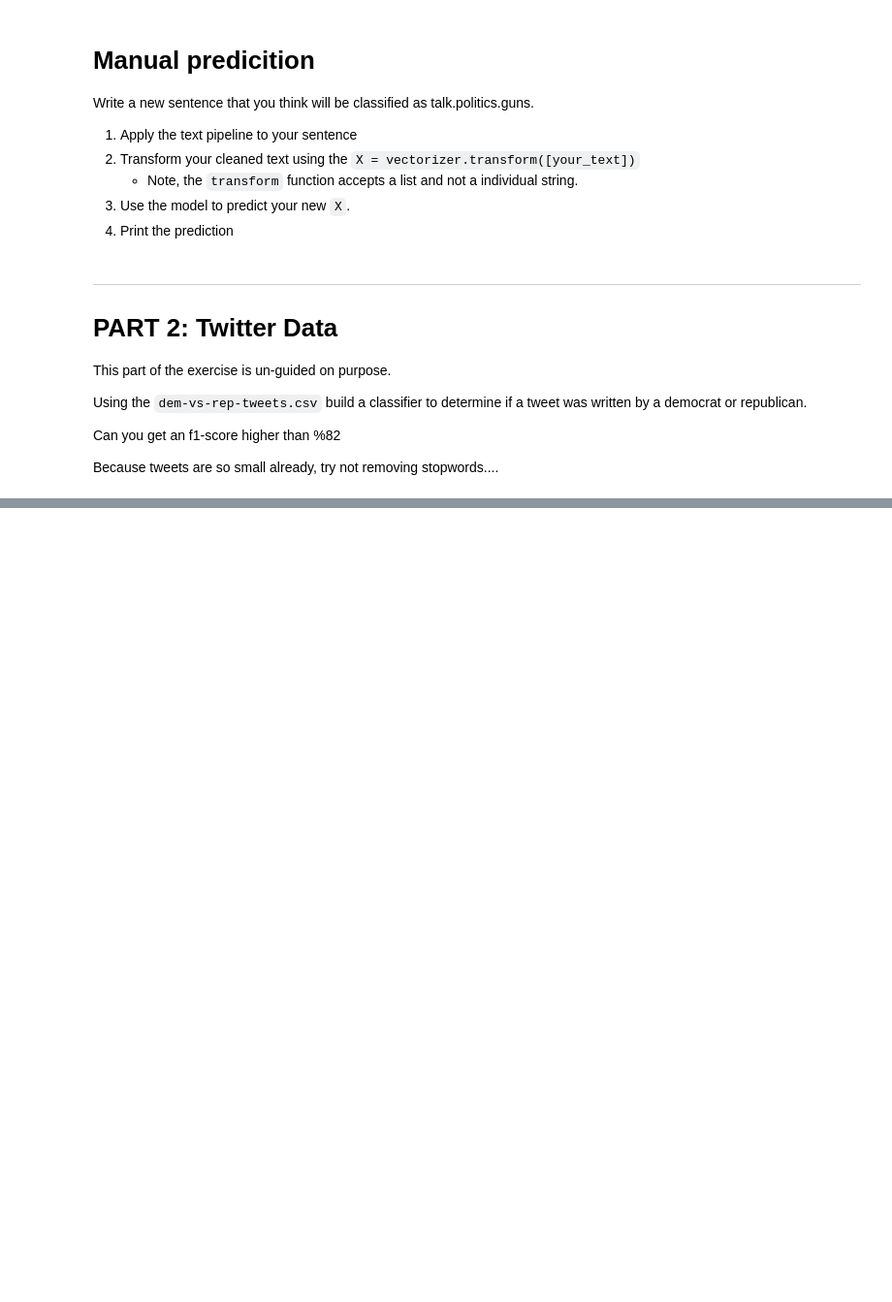
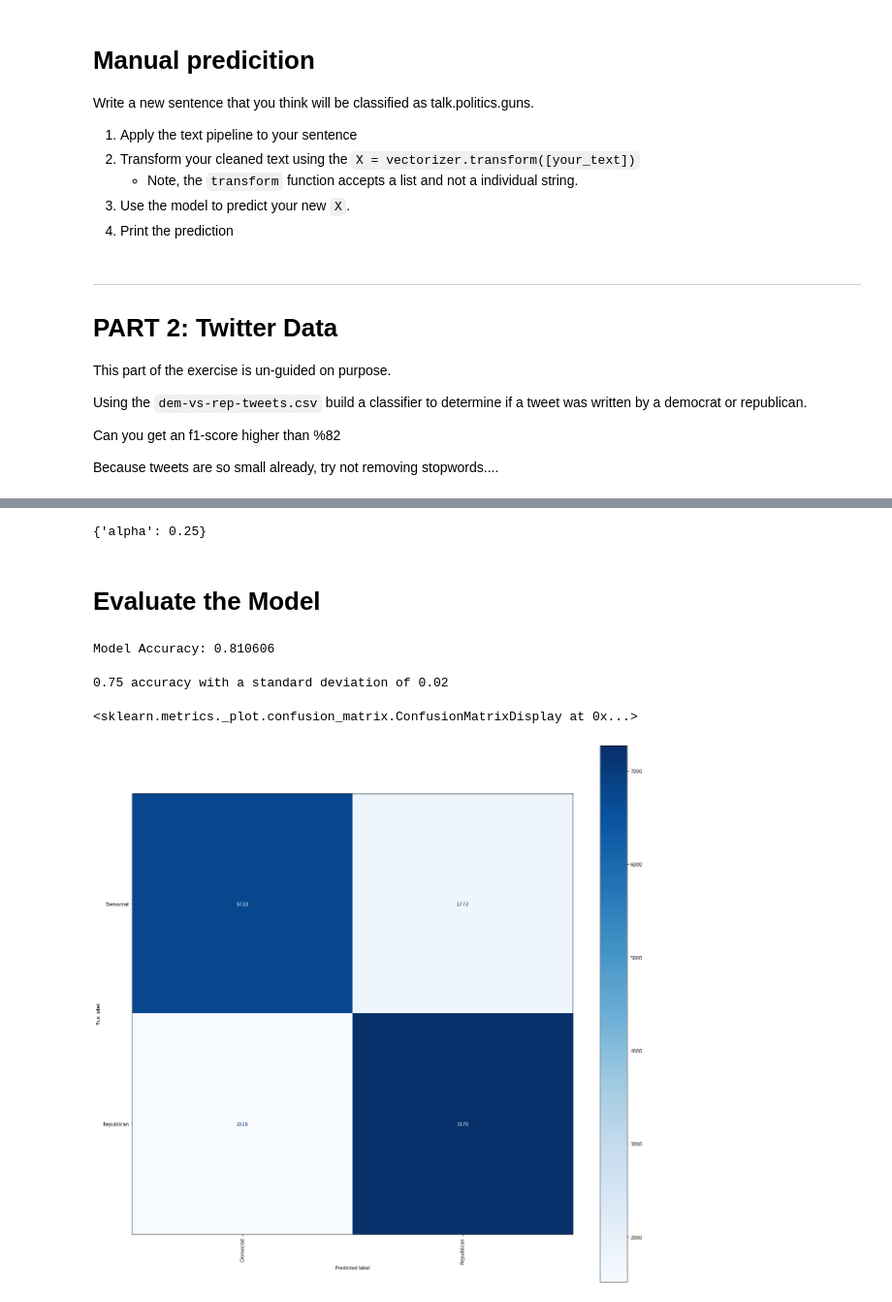
Before and after one commit to sethjmarcus/2021-fall-data-science, a Jupyter notebook: Week-06-NLP/Exercise-NLP.ipynb, the cells around one changed output, grey strips where cells are left out. Shown: that part at 97% size. Saved outputs shown, nothing was run; the diff lists cells and outputs as text; code cells hidden in the pictures; blank space fills up the shorter version.

Commit message:
image classification completed

```diff
--- a/Week-06-NLP/Exercise-NLP.ipynb
+++ b/Week-06-NLP/Exercise-NLP.ipynb
@@ -351,0 +390,7 @@ df = pd.read_csv('data/dem-vs-rep-tweets.csv')
+# %%
+X = df.tweet_clean.values
+y = df.Party_Republican
+# %%
+vectorizer = TfidfVectorizer()
+vectorizer.fit(X)
+X = vectorizer.transform(X)
@@ -351,0 +399,2 @@ df = pd.read_csv('data/dem-vs-rep-tweets.csv')
+# %%
+X_train, X_test, y_train, y_test = train_test_split(X, y, test_size=0.2, random_state=42)
@@ -351,0 +403,28 @@ df = pd.read_csv('data/dem-vs-rep-tweets.csv')
+# %%
+from sklearn.model_selection import GridSearchCV
+from sklearn.naive_bayes import GaussianNB
+from sklearn.naive_bayes import CategoricalNB
+
+# The params is a dictionary.
+# Where the keys are the parameter,
+# and the values are lists of parameter settings to try as values.
+params = {
+    'alpha' : [0.15, 0.20, 0.25, 0.5, 1.0, 1.5]
+}
+# Pass in an empty Decision Tree (empty excluding the random_state).
+# The parameter dictionary
+# and the scoring you want to optimize for.
+grid_search_cv =  GridSearchCV(
+    estimator = MultinomialNB(),
+    param_grid = params,
+    scoring = 'f1')
+
+grid_search_cv.fit(X_train, y_train)
+
+# Print the best parameters it found
+print(grid_search_cv.best_params_)
+
+# This command gives you the best tree
+model = grid_search_cv.best_estimator_
+# %% [output]
+{'alpha': 0.25}
@@ -351,0 +434,2 @@ df = pd.read_csv('data/dem-vs-rep-tweets.csv')
+# %% [markdown]
+# Evaluate the Model
@@ -351,0 +439,6 @@ df = pd.read_csv('data/dem-vs-rep-tweets.csv')
+# %%
+accuracy = model.score(X_test, y_test)
+
+print("Model Accuracy: %f" % accuracy)
+# %% [output]
+Model Accuracy: 0.810606
@@ -351,0 +449,15 @@ df = pd.read_csv('data/dem-vs-rep-tweets.csv')
+# %%
+print("%0.2f accuracy with a standard deviation of %0.2f" % (scores.mean(), scores.std()))
+# %% [output]
+0.75 accuracy with a standard deviation of 0.02
+# %%
+fig, ax = plt.subplots(figsize=(21, 21))
+
+disp = plot_confusion_matrix(model, X_test, y_test,
+                             display_labels=model.classes_,
+                             cmap=plt.cm.Blues, ax=ax)
+plt.xticks(rotation=90)
+disp
+# %% [output]
+<sklearn.metrics._plot.confusion_matrix.ConfusionMatrixDisplay at 0x...>
+[figure, added]
```
Also changed, not shown: parts of 15 cells of this notebook, 2 other files.
